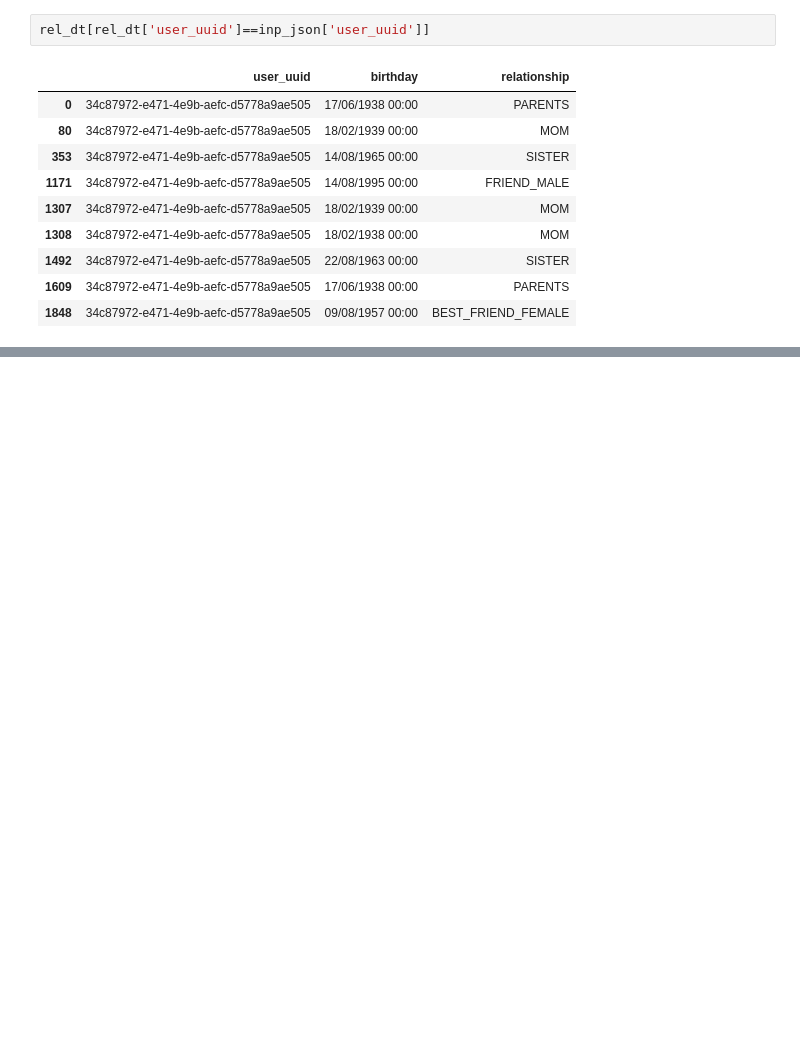
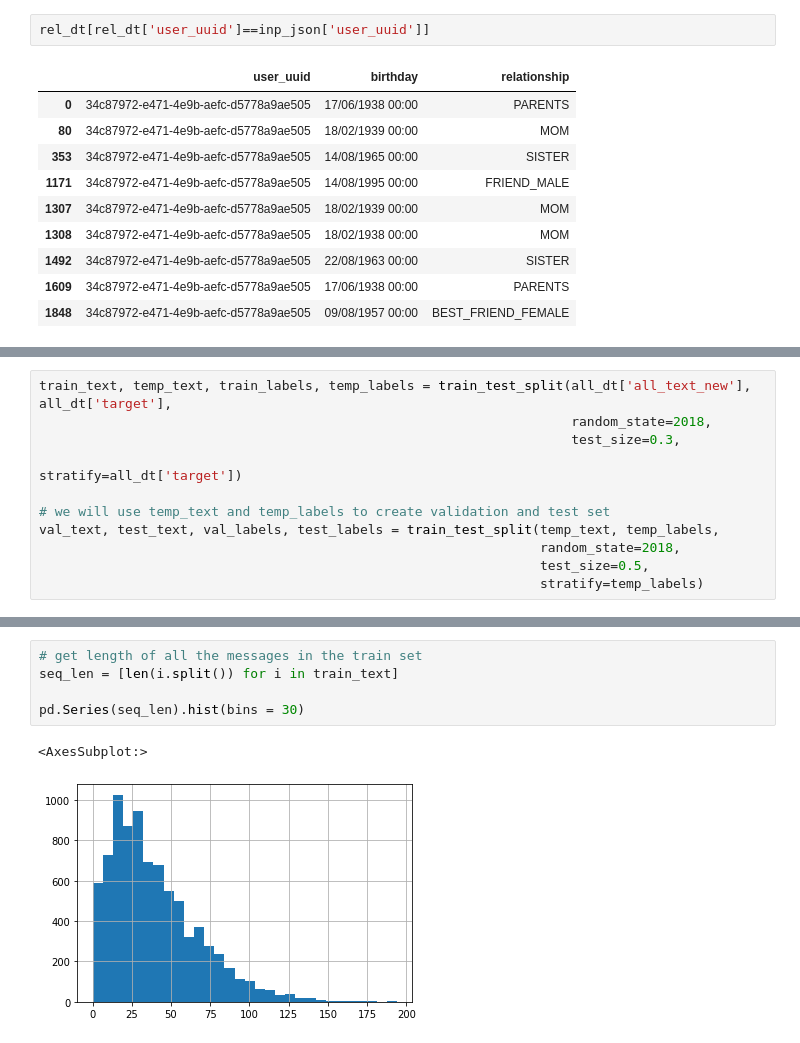
Before and after one commit to vikash06131721/touchnote, a Jupyter notebook: Data Exploration And Modelling.ipynb, the cells around one changed output, grey strips where cells are left out. Cells and saved outputs as stored; diff of their text form; blank space fills up the shorter version.

```diff
--- a/Data Exploration And Modelling.ipynb
+++ b/Data Exploration And Modelling.ipynb
@@ -628,0 +655,11 @@ rel_dt[rel_dt['user_uuid']==inp_json['user_uuid']]
+# %%
+train_text, temp_text, train_labels, temp_labels = train_test_split(all_dt['all_text_new'], all_dt['target'],
+                                                                    random_state=2018,
+                                                                    test_size=0.3,
+                                                                    stratify=all_dt['target'])
+
+# we will use temp_text and temp_labels to create validation and test set
+val_text, test_text, val_labels, test_labels = train_test_split(temp_text, temp_labels,
+                                                                random_state=2018,
+                                                                test_size=0.5,
+                                                                stratify=temp_labels)
@@ -628,0 +684,8 @@ rel_dt[rel_dt['user_uuid']==inp_json['user_uuid']]
+# %%
+# get length of all the messages in the train set
+seq_len = [len(i.split()) for i in train_text]
+
+pd.Series(seq_len).hist(bins = 30)
+# %% [output]
+<AxesSubplot:>
+[figure, added]
```
Also changed, not shown: parts of 24 cells of this notebook.
